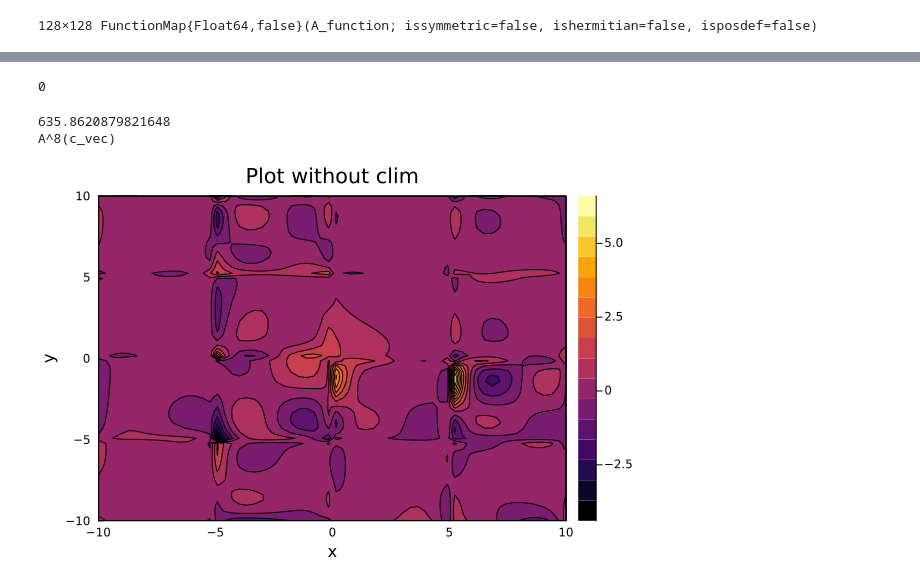
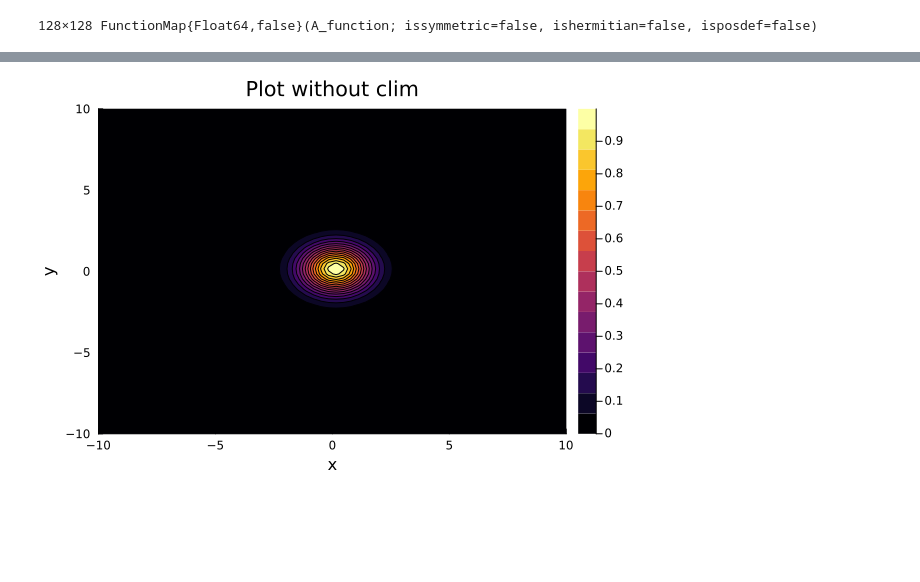
Before and after one commit to NiklasBliemel/krones_QIS, a Jupyter notebook: algorithm_test.ipynb, the cells around one changed output, grey strips where cells are left out. Cells and saved outputs as stored; diff of their text form; code cells hidden in the pictures; blank space fills up the shorter version.

```diff
--- a/algorithm_test.ipynb
+++ b/algorithm_test.ipynb
@@ -154,24 +168,0 @@ Dense{Float64, Vector{Float64}}
-# %%
-center = 2
-u = orthogonalize.(u, center)
-u_p = deepcopy.(u)
-c_vec = get_c_vec(u_p, center)
-function A_function(c_vec)
-    return c_vec - penalty_coefficient * delta_t^2 * apply_H(c_vec, u_p, d1, center, max_bond)
-end
-d = sum(length.(array.(getindex.(u_p, center))))
-A = FunctionMap{Int64,false}(A_function, d)
-i = 0
-# %% [output]
-0
-# %%
-c_vec = A(c_vec)
-println(norm(c_vec))
-place_c_vec!(u_p, c_vec, center)
-i += 1
-println("A^$i(c_vec)")
-plot_mps(u_p[1], R, 6, xmin, xmax, ymin, ymax)
-# %% [output]
-635.8620879821648
-A^8(c_vec)
-[figure, removed]
@@ -177,0 +181,4 @@ A^8(c_vec)
+# %%
+plot_mps(u[1], R, 6, xmin, xmax, ymin, ymax)
+# %% [output]
+[figure, added]
```
Also changed, not shown: parts of 12 cells of this notebook, 2 other files.
